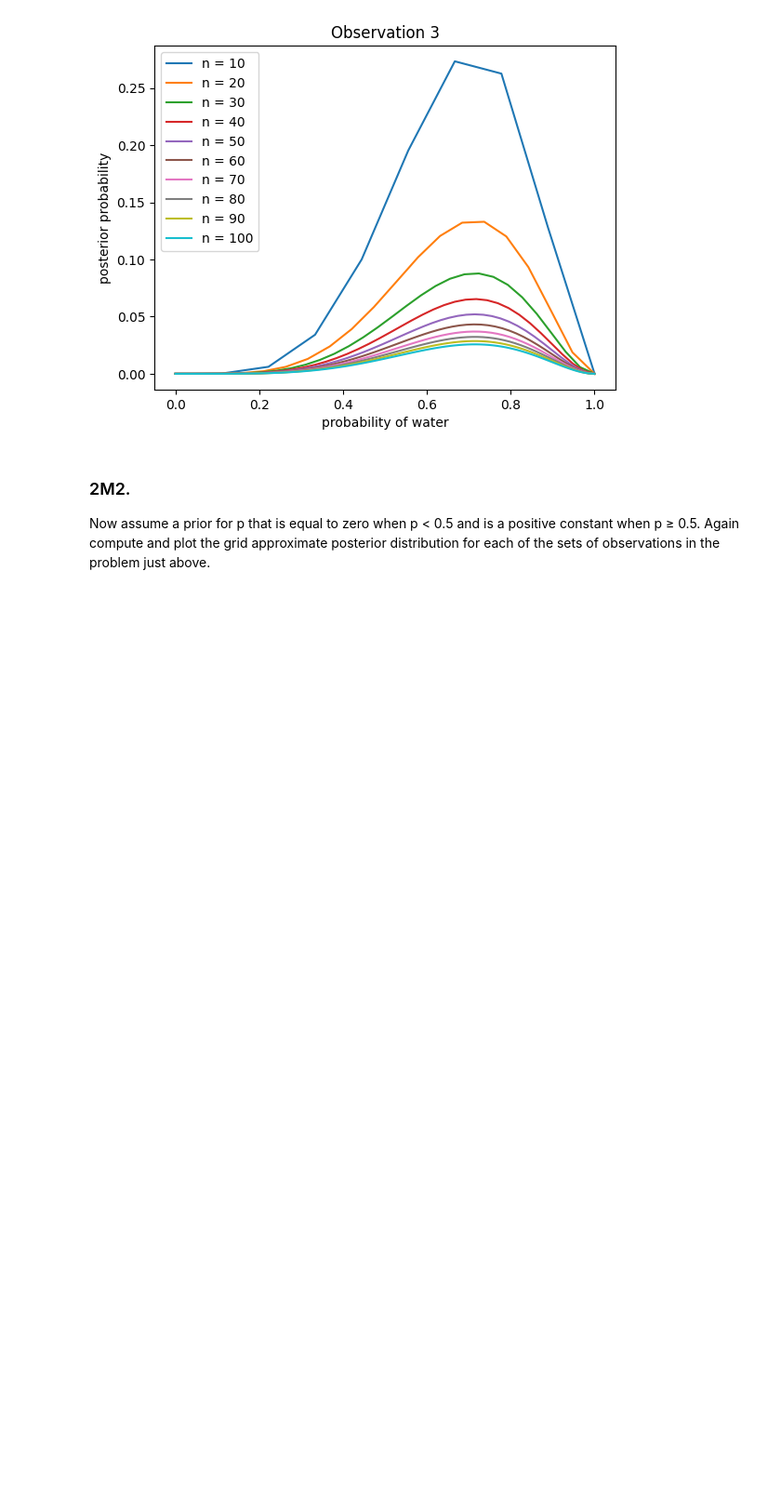
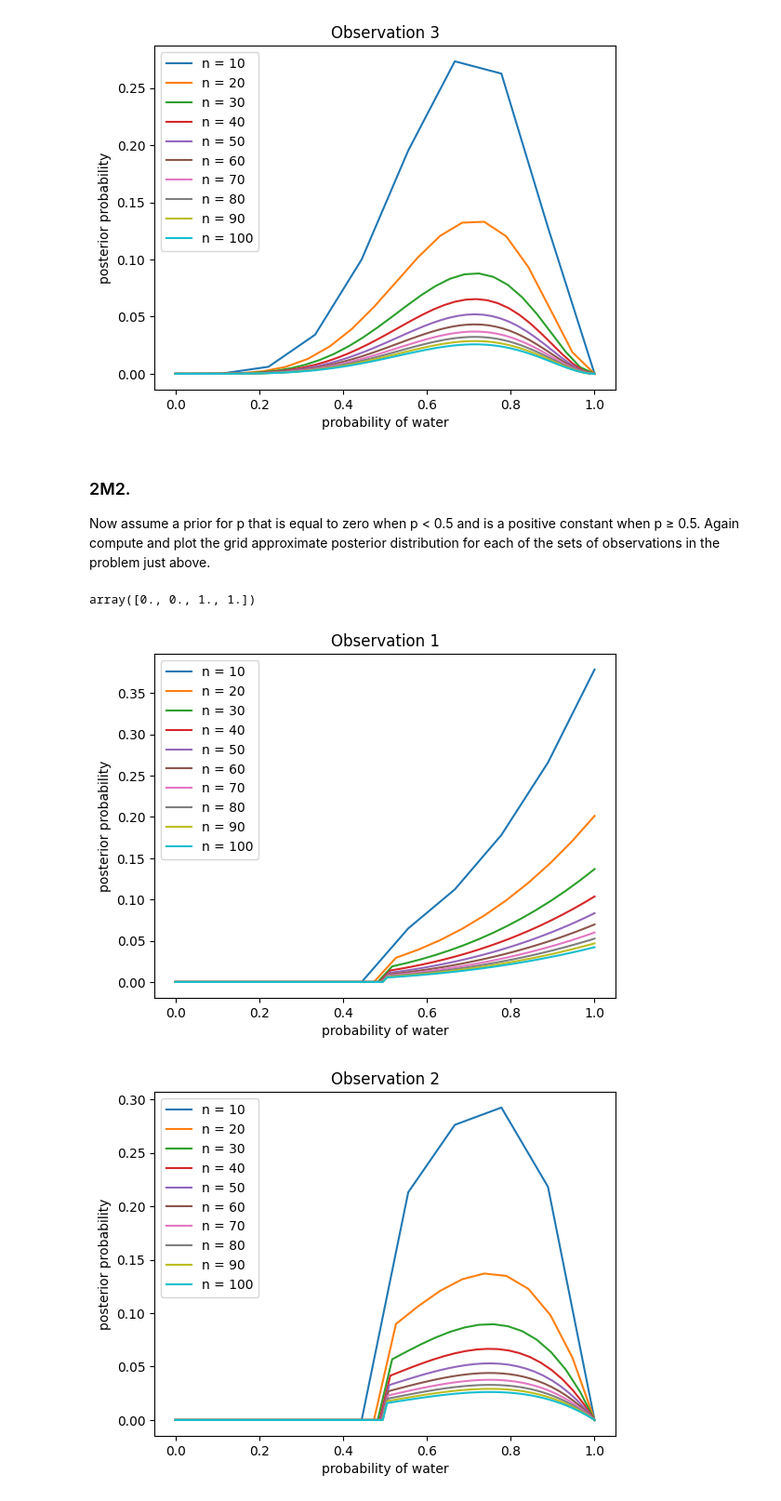
Before and after one commit to CarJung/statisitcal-rethinking, a Jupyter notebook: Rethinking_2/End_of_chapter_problems/Answear_chapter_2.ipynb, the cells around one changed output. Shown: that part at 93% size. Saved outputs shown, nothing was run; the diff lists cells and outputs as text; code cells hidden in the pictures; blank space fills up the shorter version.

```diff
--- a/Rethinking_2/End_of_chapter_problems/Answear_chapter_2.ipynb
+++ b/Rethinking_2/End_of_chapter_problems/Answear_chapter_2.ipynb
@@ -84,3 +84,30 @@ for w,t,trial in zip(water,total,range(3)):
 Now assume a prior for p that is equal to zero when p < 0.5 and is a positive constant when
 p ≥ 0.5. Again compute and plot the grid approximate posterior distribution for each of the sets of
 observations in the problem just above.
+# %%
+np.heaviside(np.array([0.1,0.3,0.6,1])-.5, 0.5)
+# %% [output]
+array([0., 0., 1., 1.])
+# %%
+water = np.array([3,3,5])
+total = np.array([3,4,7])
+
+for w,t,trial in zip(water,total,range(3)):
+    for grid in np.linspace(10, 100, 10):
+        p = np.linspace(0,1,int(grid))
+
+        prior= np.heaviside(p-0.5, 0.5)
+        likelihood = sp.stats.binom.pmf(w, t, p)
+
+        posterior = likelihood * prior
+        posterior = posterior / np.sum(posterior)
+
+        plt.plot(np.linspace(0,1,int(grid)), posterior, label = "n = {}".format(len(p)))
+    plt.legend()
+    plt.title("Observation " + str(trial + 1))
+    plt.xlabel("probability of water")
+    plt.ylabel("posterior probability")
+    plt.show()
+# %% [output]
+[figure, added]
+[figure, added]
```
Also changed, not shown: parts of 2 cells of this notebook.
